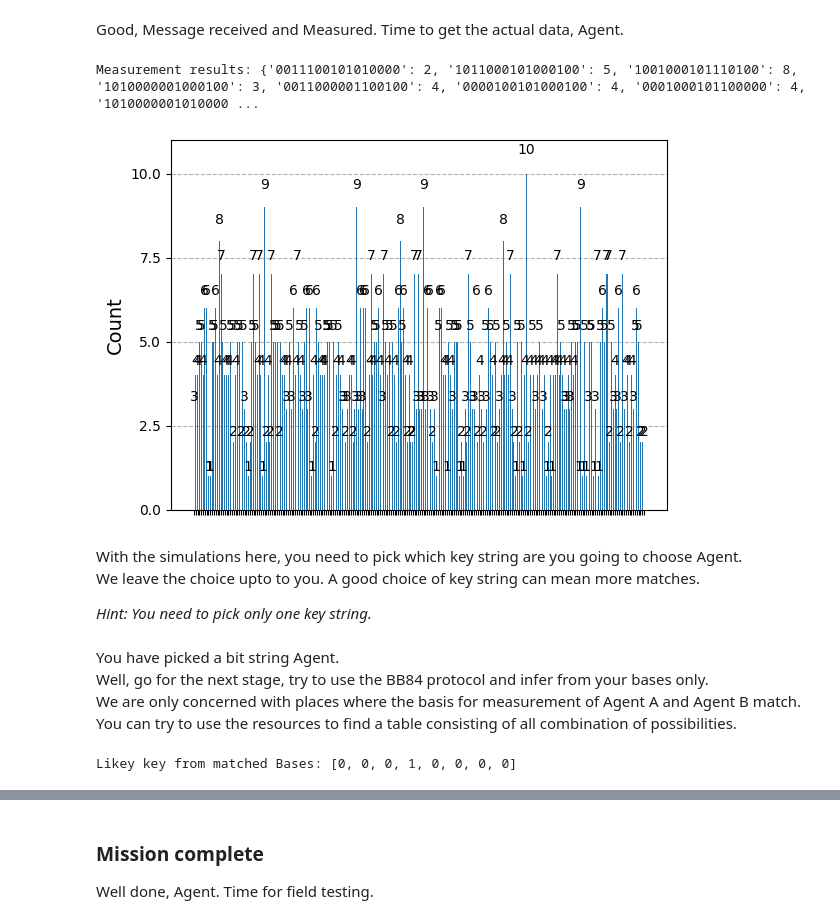
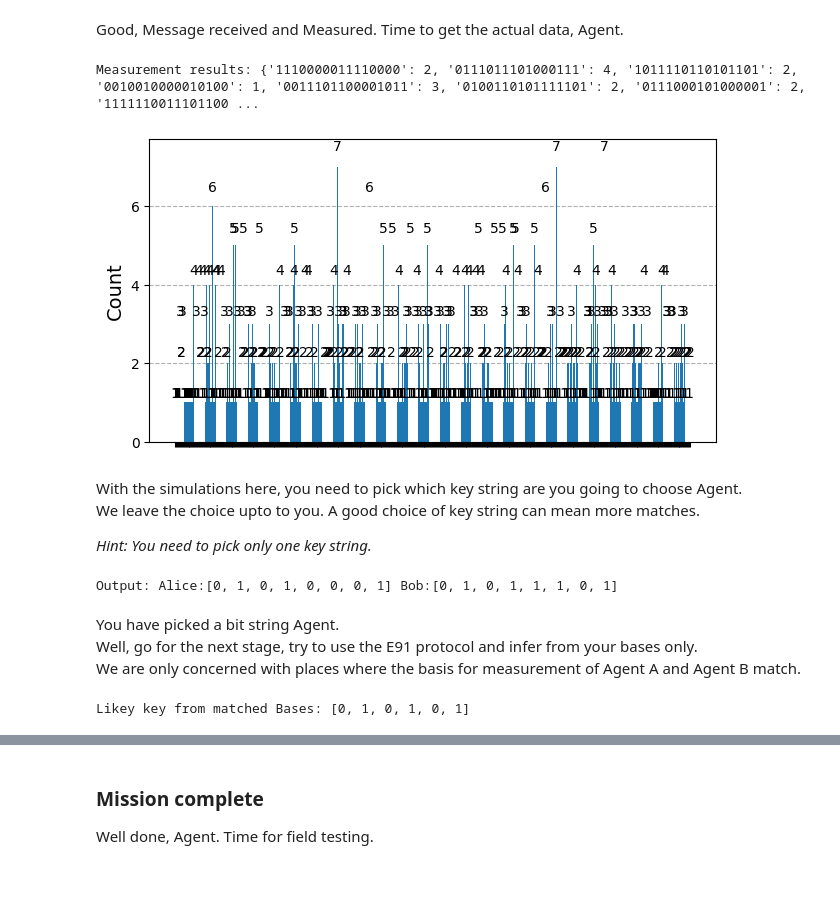
Before and after one commit to Mathwizard1/QKD_learning, a Jupyter notebook: E91.ipynb, the cells around one changed output, grey strips where cells are left out. Saved outputs shown, nothing was run; the diff lists cells and outputs as text; code cells hidden in the pictures; blank space fills up the shorter version.

```diff
--- a/E91.ipynb
+++ b/E91.ipynb
@@ -168,0 +88,19 @@ meas: 16/═════════════════╩══╩══
+# %%
+# In the E91 Protocol, We use three basis for the encryption and measurement
+POSSIBLE_BASES = [0, 2 * np.pi / 3, 4 * np.pi / 3]
+print(f"Used_bases: {POSSIBLE_BASES}")
+
+# Random Bases Generator
+def random_Bases_generator(qc: QuantumCircuit, key_range, user_name:str|None= None):
+    n = len(key_range)
+    chosen_random_bases = np.random.choice(POSSIBLE_BASES, size= n)
+
+    # Apply the Basis for given ith qubit
+    # Will be used for Alice and Bob setup
+    for i, basis in zip(key_range, chosen_random_bases):
+        ####  Code goes Here  ####
+        qc.ry(theta=basis, qubit= i, label= user_name)
+    return qc, chosen_random_bases
+
+alice_bases = None
+bob_bases = None
@@ -168,0 +111,12 @@ meas: 16/═════════════════╩══╩══
+# %%
+# Prepare Entangled quantum states
+qc = QuantumCircuit(SMALL_KEY_LENGTH)
+qc.append(prepare_Entangled_States(key_length), range(SMALL_KEY_LENGTH))
+qc.barrier()
+
+# Generate Alice's random bases
+qc, alice_bases = random_Bases_generator(qc, range(key_length), "Alice")
+
+# Generate Bob's random bases
+qc, bob_bases = random_Bases_generator(qc, range(key_length, SMALL_KEY_LENGTH), "Bob")
+qc.draw()
@@ -168,0 +146,5 @@ meas: 16/═════════════════╩══╩══
+# %%
+####  TASK 2  ####
+# Setup the measurement for all qubits
+qc.measure_all()
+qc.draw()
@@ -171,35 +171,35 @@ Good, Message received and Measured. Time to get the actual data, Agent.
 # %%
 # Simulate the circuit using AerSimulator
 def Qsimulator(qc, msg = False):
    # choose one depending on your system or leave default
    simulator = AerSimulator(method= SIMULATOR_METHOD)
 
    # For execution (This is latest version only qiskit v1.4)
    transpiled_qc = transpile(qc, simulator)  # Transpile the circuit for the simulator
    sim_result = simulator.run(transpiled_qc).result()
 
    # Agent Bob's measurements simulation
    counts = sim_result.get_counts()
    if(msg):
       print("Measurement results:", counts)
 
    return counts
 
-counts = Qsimulator(bob_qc, True)
+counts = Qsimulator(qc, True)
 # To Check how many key strings generated with frequency
 # plot_histogram(counts)
 
 ####  Special plot  ####
 fig = plot_histogram(counts)
 if isinstance(fig, tuple): # handles cases where fig is a tuple (fig, ax)
    ax = fig[1]
 else:
    ax = fig.gca()
 ax.set_xticklabels([]) # Remove x-axis labels
 fig
 # %% [output]
-Measurement results: {'0011100101010000': 2, '1011000101000100': 5, '1001000101110100': 8, '1010000001000100': 3, '0011000001100100': 4, '0000100101000100': 4, '0001000101100000': 4, '1010000001010000 ...
+Measurement results: {'1110000011110000': 2, '0111011101000111': 4, '1011110110101101': 2, '0010010000010100': 1, '0011101100001011': 3, '0100110101111101': 2, '0111000101000001': 2, '1111110011101100 ...
-[figure, old version]
+[figure, new version]
 # %% [markdown]
 With the simulations here, you need to pick which key string are you going to choose Agent.\
 We leave the choice upto to you. A good choice of key string can mean more matches.
@@ -207,45 +207,49 @@ We leave the choice upto to you. A good choice of key string can mean more match
 *Hint: You need to pick only one key string.*
 # %%
 ####  TASK 3  ####
-# Convert counts to Bob's measurement results
-
 # Get the only 1 bitstring from the count's keys
-def pick_string(count_keys):
+def pick_string(counts):
     ####  Code goes Here  ####
-    return count_keys[0]
+    return str(max(counts, key= counts.get))
     pass
 
 # Convert the key string back to bits
-bob_string = pick_string(list(counts.keys()))
-bob_bits = [int(bit) for bit in bob_string[::-1]]   # qiskit orders q0q1q2...
+key_string = pick_string(counts)
+key_bits = [int(bit) for bit in key_string[::-1]]   # qiskit orders q0q1q2...
+
+# Corresponding measurements
+Alice_bits = key_bits[:key_length]
+Bob_bits = key_bits[key_length:SMALL_KEY_LENGTH]
+print(f"Output: Alice:{Alice_bits} Bob:{Bob_bits}")
+# %% [output]
+Output: Alice:[0, 1, 0, 1, 0, 0, 0, 1] Bob:[0, 1, 0, 1, 1, 1, 0, 1]
 # %% [markdown]
 You have picked a bit string Agent.\
-Well, go for the next stage, try to use the BB84 protocol and infer from your bases only.\
-We are only concerned with places where the basis for measurement of Agent A and Agent B match.\
-You can try to use the resources to find a table consisting of all combination of possibilities.
+Well, go for the next stage, try to use the E91 protocol and infer from your bases only.\
+We are only concerned with places where the basis for measurement of Agent A and Agent B match.
 # %%
 ####  TASK 4  ####
-# Record the positions where Agent B can say with confidence which bits Agent A sent depending on basis
+# Record the positions where Agent B can say with confidence which bits will be same
 bit_positions = [] # put 0 or 1 on the indexes where you can say for guarantee
 
 # Also, store the likely key
 unity_index = []
 
-def infer_bits(bits, prep_bases, measure_bases, key_length):
+def infer_bits(key_bits, alice_bases, bob_bases, key_length):
     u_index, bit_pos = [], list([EMPTY] * key_length)
 
-    for i, bit in enumerate(bits):
+    for i, (alice_base, bob_base) in enumerate(zip(alice_bases, bob_bases)):
         ####  Code goes Here  ####
-        if(prep_bases[i] == measure_bases[i]):
-            u_index.append(bit)
-            bit_pos[i] = bit
+        if(alice_base == bob_base):
+            u_index.append(key_bits[i])
+            bit_pos[i] = key_bits[i]
         pass
     return u_index, bit_pos
 
 # Infered key bits from measurements
-unity_index, bit_positions = infer_bits(bob_bits, alice_bases, bob_bases, key_length)
+unity_index, bit_positions = infer_bits(key_bits, alice_bases, bob_bases, key_length)
 print("Likey key from matched Bases:", unity_index)
 # %% [output]
-Likey key from matched Bases: [0, 0, 0, 1, 0, 0, 0, 0]
+Likey key from matched Bases: [0, 1, 0, 1, 0, 1]
 # %% [markdown]
 In case, *the likely key, comes out to be EMPTY*. Thats because of random choice and quantum noise in simulations.\
```
Also changed, not shown: parts of 26 cells of this notebook, 3 other files.
